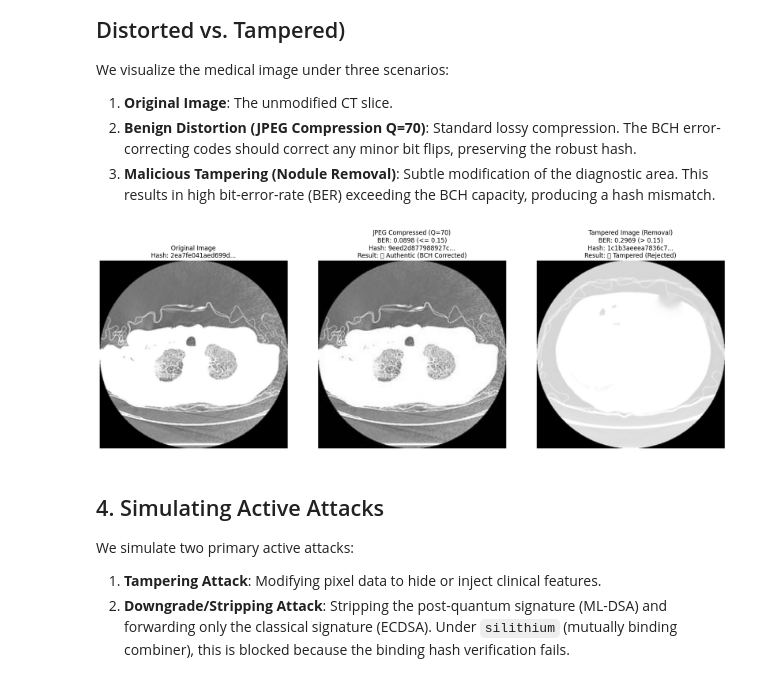
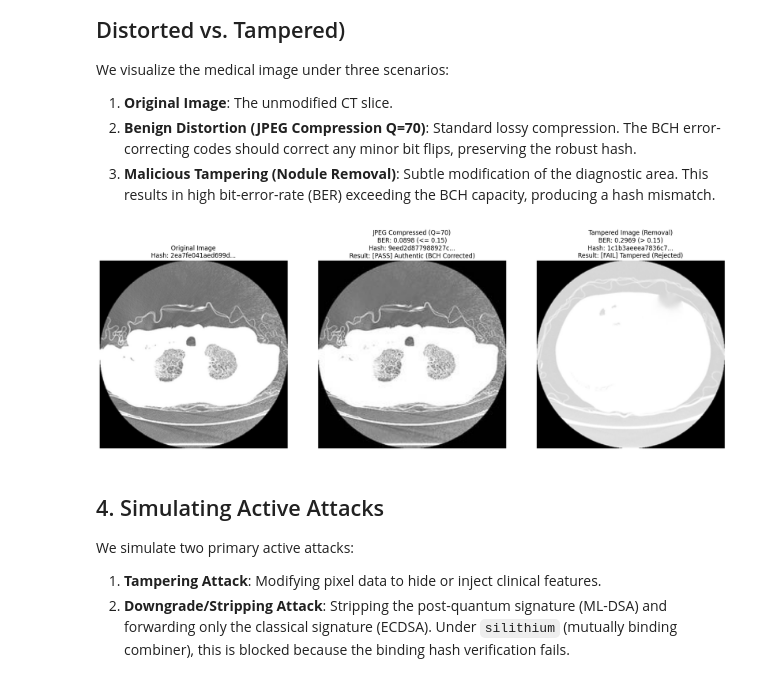
Before and after one commit to ahmed-el5hatib/MantiQ-Auth, a Jupyter notebook: MantiQ_Auth_Final.ipynb, the cells around one changed output. Saved outputs shown, nothing was run; the diff lists cells and outputs as text; code cells hidden in the pictures.

```diff
--- a/MantiQ_Auth_Final.ipynb
+++ b/MantiQ_Auth_Final.ipynb
@@ -138,36 +138,36 @@ if sample_dir.exists() and any(sample_dir.iterdir()):
 
         # 3. Load Tampered Image
         tampered_img_path = Path("data/sample/tampered/ct_baseline/tampered_0113_removal.png")
         bits_tamp = quantize_to_binary(extract_features(load_and_preprocess_image(tampered_img_path), extractor="resnet"))
         ber_tamp = np.mean(bits_orig != bits_tamp)
         hash_tamp = compute_robust_hash(tampered_img_path, feature_extractor="resnet")
 
         # Plot using Matplotlib
         fig, axes = plt.subplots(1, 3, figsize=(18, 6))
 
         axes[0].imshow(img, cmap="gray")
         axes[0].set_title(f"Original Image\nHash: {hash_orig[:16]}...", fontsize=12)
         axes[0].axis("off")
 
         axes[1].imshow(jpeg_img, cmap="gray")
-        axes[1].set_title(f"JPEG Compressed (Q=70)\nBER: {ber_jpeg:.4f} (<= 0.15)\nHash: {hash_jpeg[:16]}...\nResult: ✅ Authentic (BCH Corrected)", fontsize=12)
+        axes[1].set_title(f"JPEG Compressed (Q=70)\nBER: {ber_jpeg:.4f} (<= 0.15)\nHash: {hash_jpeg[:16]}...\nResult: [PASS] Authentic (BCH Corrected)", fontsize=12)
         axes[1].axis("off")
 
         axes[2].imshow(Image.open(tampered_img_path), cmap="gray")
-        axes[2].set_title(f"Tampered Image (Removal)\nBER: {ber_tamp:.4f} (> 0.15)\nHash: {hash_tamp[:16]}...\nResult: ❌ Tampered (Rejected)", fontsize=12)
+        axes[2].set_title(f"Tampered Image (Removal)\nBER: {ber_tamp:.4f} (> 0.15)\nHash: {hash_tamp[:16]}...\nResult: [FAIL] Tampered (Rejected)", fontsize=12)
         axes[2].axis("off")
 
         plt.tight_layout()
         Path("output").mkdir(parents=True, exist_ok=True)
         plt.savefig("output/tampering_showcase.png", dpi=300)
         plt.show()
     finally:
         if tmp_orig.exists(): tmp_orig.unlink()
         if tmp_jpeg.exists(): tmp_jpeg.unlink()
 else:
     print("Sample images not found.")
 # %% [output]
-[figure, old version]
+[figure, new version]
 # %% [markdown]
 ## 4. Simulating Active Attacks
 
```
Also changed, not shown: parts of 2 cells of this notebook, 4 other files.
